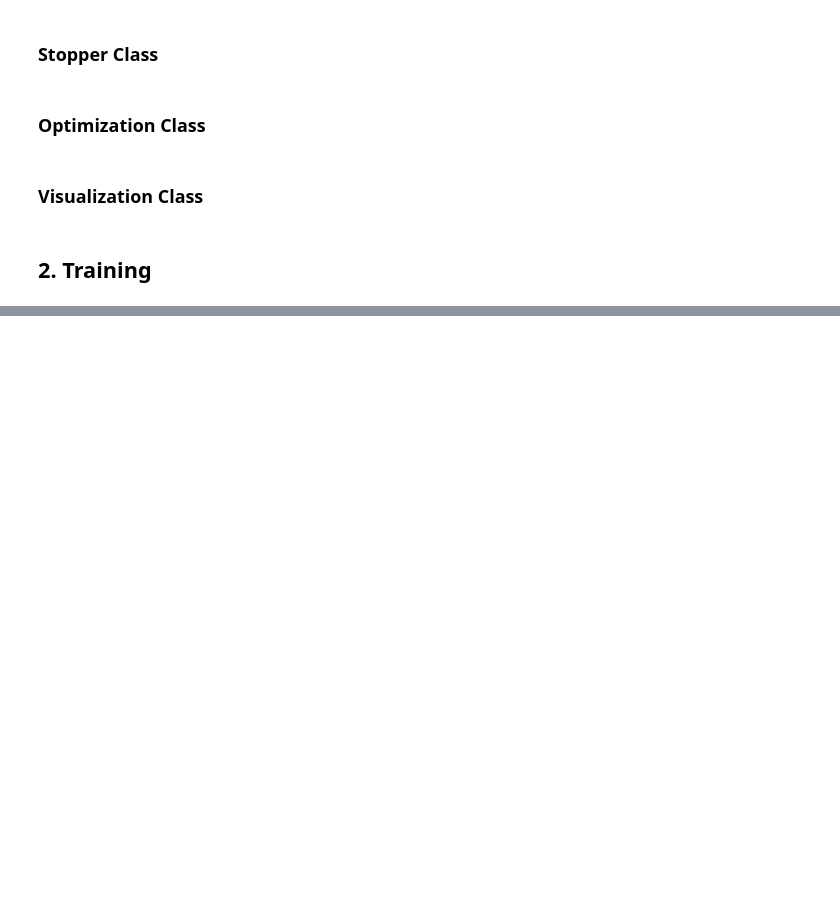
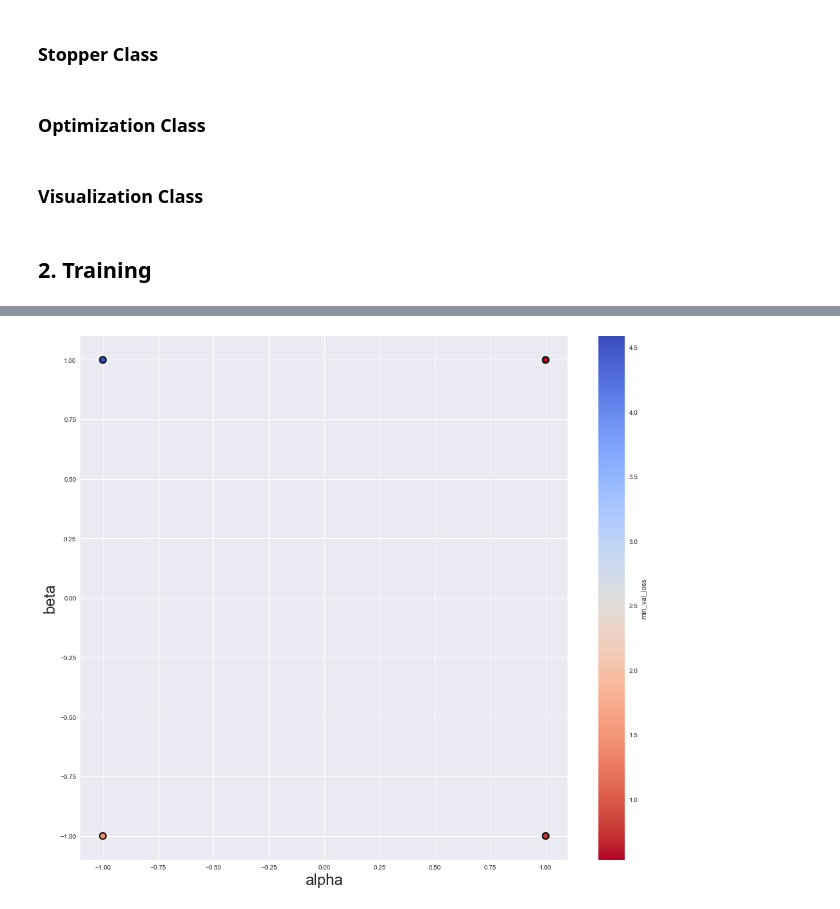
Before and after one commit to rubato-yeong/ML_Experiments, a Jupyter notebook: ray_tune/ray_tune_with_class.ipynb, the cells around one changed output, grey strips where cells are left out. Saved outputs shown, nothing was run; the diff lists cells and outputs as text; code cells hidden in the pictures; blank space fills up the shorter version.

```diff
--- a/ray_tune/ray_tune_with_class.ipynb
+++ b/ray_tune/ray_tune_with_class.ipynb
@@ -422,0 +558,4 @@ ray.tune.analysis.experiment_analysis.ExperimentAnalysis
+# %%
+vis.scatter_plot(['alpha','beta'], best_highlight=False, figsize=(17,15))
+# %% [output]
+[figure, added]
```
Also changed, not shown: parts of 17 cells of this notebook.
